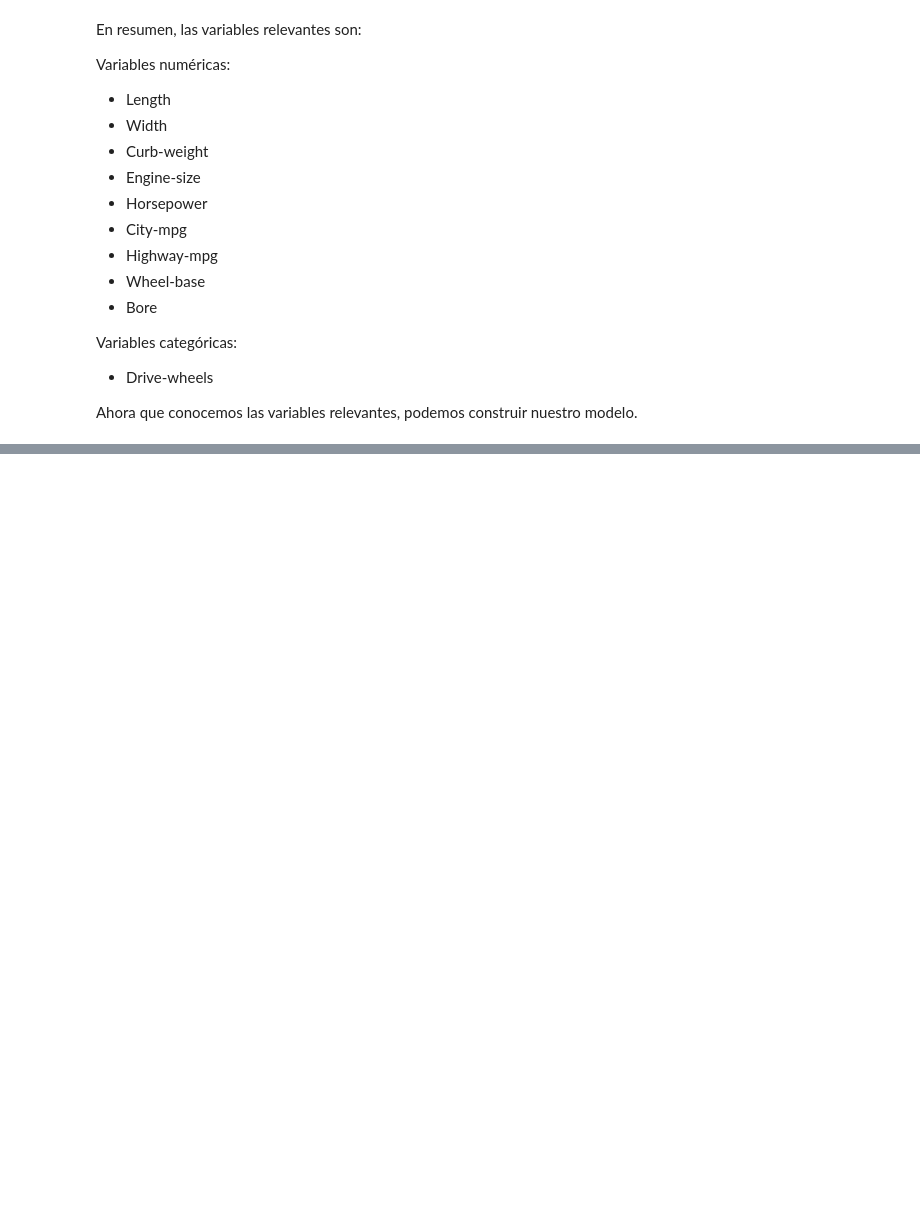
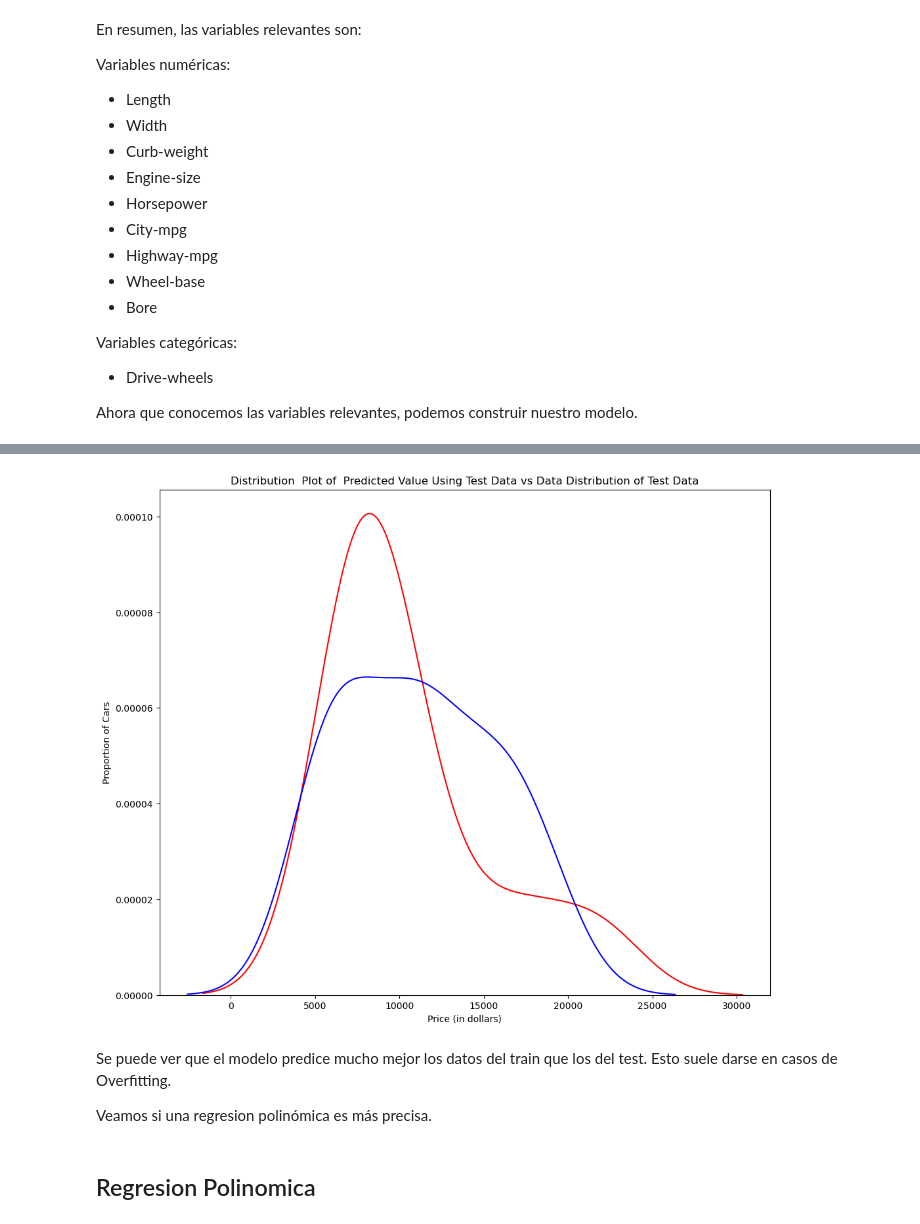
Before and after one commit to NachoGalle/Car-Price-Prediction, a Jupyter notebook: Analisis.ipynb, the cells around one changed output, grey strips where cells are left out. Saved outputs shown, nothing was run; the diff lists cells and outputs as text; code cells hidden in the pictures; blank space fills up the shorter version.

```diff
--- a/Analisis.ipynb
+++ b/Analisis.ipynb
@@ -267,0 +366,11 @@ x_data=df.drop('price',axis=1) #estas son las variables independientes
+# %%
+Title='Distribution  Plot of  Predicted Value Using Test Data vs Data Distribution of Test Data'
+DistributionPlot(y_test,yhat_test,"Actual Values (Test)","Predicted Values (Test)",Title) #Ahora veamos la precision del modelo sobre los datos del test
+# %% [output]
+[figure, added]
+# %% [markdown]
+Se puede ver que el modelo predice mucho mejor los datos del train que los del test. Esto suele darse en casos de Overfitting.
+
+Veamos si una regresion polinómica es más precisa.
+# %% [markdown]
+<h2>Regresion Polinomica</h2>
```
Also changed, not shown: parts of 46 cells of this notebook.
